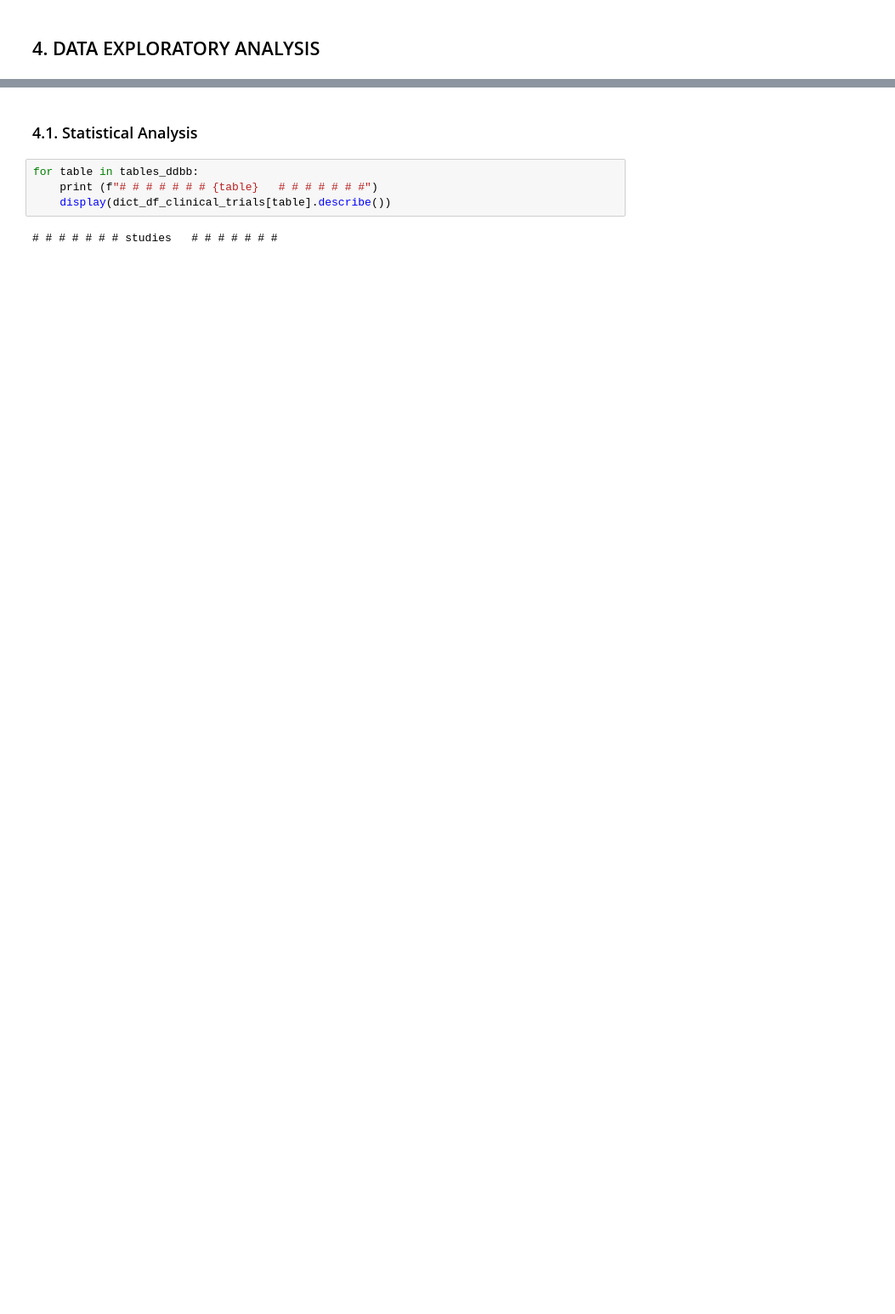
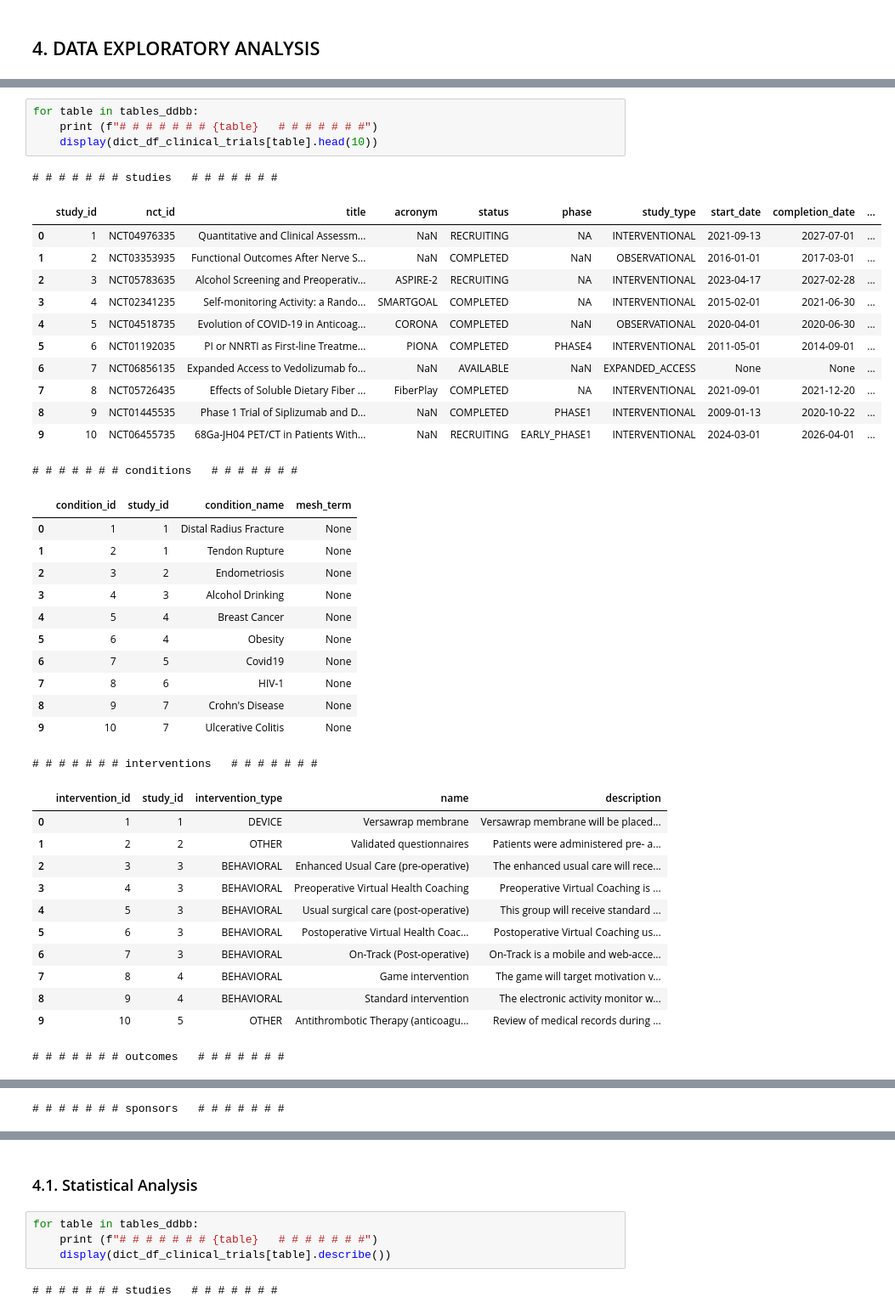
Before and after one commit to MarcHumet/Clinical-Trial-Analytics-Dashboard, a Jupyter notebook: CLINICAL_TRIAL_ANALYTICAL_EDA.ipynb, the cells around one changed output, grey strips where cells are left out. Shown at 85% size. Saved outputs shown, nothing was run; the diff lists cells and outputs as text; blank space fills up the shorter version.

Commit message:
evolution on jupyter notebook

```diff
--- a/CLINICAL_TRIAL_ANALYTICAL_EDA.ipynb
+++ b/CLINICAL_TRIAL_ANALYTICAL_EDA.ipynb
@@ -351,0 +399,42 @@ else:
+# %%
+for table in tables_ddbb:
+    print (f"# # # # # # # {table}   # # # # # # #")
+    display(dict_df_clinical_trials[table].head(10))
+# %% [output]
+# # # # # # # studies   # # # # # # #
+|  | study_id | nct_id | title | acronym | status | phase | study_type | start_date | completion_date | ... |
+| 0 | 1 | NCT04976335 | Quantitative and Clinical Assessm... | NaN | RECRUITING | NA | INTERVENTIONAL | 2021-09-13 | 2027-07-01 | ... |
+| 1 | 2 | NCT03353935 | Functional Outcomes After Nerve S... | NaN | COMPLETED | NaN | OBSERVATIONAL | 2016-01-01 | 2017-03-01 | ... |
+| 2 | 3 | NCT05783635 | Alcohol Screening and Preoperativ... | ASPIRE-2 | RECRUITING | NA | INTERVENTIONAL | 2023-04-17 | 2027-02-28 | ... |
+| 3 | 4 | NCT02341235 | Self-monitoring Activity: a Rando... | SMARTGOAL | COMPLETED | NA | INTERVENTIONAL | 2015-02-01 | 2021-06-30 | ... |
+| 4 | 5 | NCT04518735 | Evolution of COVID-19 in Anticoag... | CORONA | COMPLETED | NaN | OBSERVATIONAL | 2020-04-01 | 2020-06-30 | ... |
+| 5 | 6 | NCT01192035 | PI or NNRTI as First-line Treatme... | PIONA | COMPLETED | PHASE4 | INTERVENTIONAL | 2011-05-01 | 2014-09-01 | ... |
+| 6 | 7 | NCT06856135 | Expanded Access to Vedolizumab fo... | NaN | AVAILABLE | NaN | EXPANDED_ACCESS | None | None | ... |
+| 7 | 8 | NCT05726435 | Effects of Soluble Dietary Fiber ... | FiberPlay | COMPLETED | NA | INTERVENTIONAL | 2021-09-01 | 2021-12-20 | ... |
+| 8 | 9 | NCT01445535 | Phase 1 Trial of Siplizumab and D... | NaN | COMPLETED | PHASE1 | INTERVENTIONAL | 2009-01-13 | 2020-10-22 | ... |
+| 9 | 10 | NCT06455735 | 68Ga-JH04 PET/CT in Patients With... | NaN | RECRUITING | EARLY_PHASE1 | INTERVENTIONAL | 2024-03-01 | 2026-04-01 | ... |
+# # # # # # # conditions   # # # # # # #
+|  | condition_id | study_id | condition_name | mesh_term |
+| 0 | 1 | 1 | Distal Radius Fracture | None |
+| 1 | 2 | 1 | Tendon Rupture | None |
+| 2 | 3 | 2 | Endometriosis | None |
+| 3 | 4 | 3 | Alcohol Drinking | None |
+| 4 | 5 | 4 | Breast Cancer | None |
+| 5 | 6 | 4 | Obesity | None |
+| 6 | 7 | 5 | Covid19 | None |
+| 7 | 8 | 6 | HIV-1 | None |
+| 8 | 9 | 7 | Crohn's Disease | None |
+| 9 | 10 | 7 | Ulcerative Colitis | None |
+# # # # # # # interventions   # # # # # # #
+|  | intervention_id | study_id | intervention_type | name | description |
+| 0 | 1 | 1 | DEVICE | Versawrap membrane | Versawrap membrane will be placed... |
+| 1 | 2 | 2 | OTHER | Validated questionnaires | Patients were administered pre- a... |
+| 2 | 3 | 3 | BEHAVIORAL | Enhanced Usual Care (pre-operative) | The enhanced usual care will rece... |
+| 3 | 4 | 3 | BEHAVIORAL | Preoperative Virtual Health Coaching | Preoperative Virtual Coaching is ... |
+| 4 | 5 | 3 | BEHAVIORAL | Usual surgical care (post-operative) | This group will receive standard ... |
+| 5 | 6 | 3 | BEHAVIORAL | Postoperative Virtual Health Coac... | Postoperative Virtual Coaching us... |
+| 6 | 7 | 3 | BEHAVIORAL | On-Track (Post-operative) | On-Track is a mobile and web-acce... |
+| 7 | 8 | 4 | BEHAVIORAL | Game intervention | The game will target motivation v... |
+| 8 | 9 | 4 | BEHAVIORAL | Standard intervention | The electronic activity monitor w... |
+| 9 | 10 | 5 | OTHER | Antithrombotic Therapy (anticoagu... | Review of medical records during ... |
+# # # # # # # outcomes   # # # # # # #
@@ -351,0 +452 @@ else:
+# # # # # # # sponsors   # # # # # # #
```
Also changed, not shown: parts of 36 cells of this notebook.
